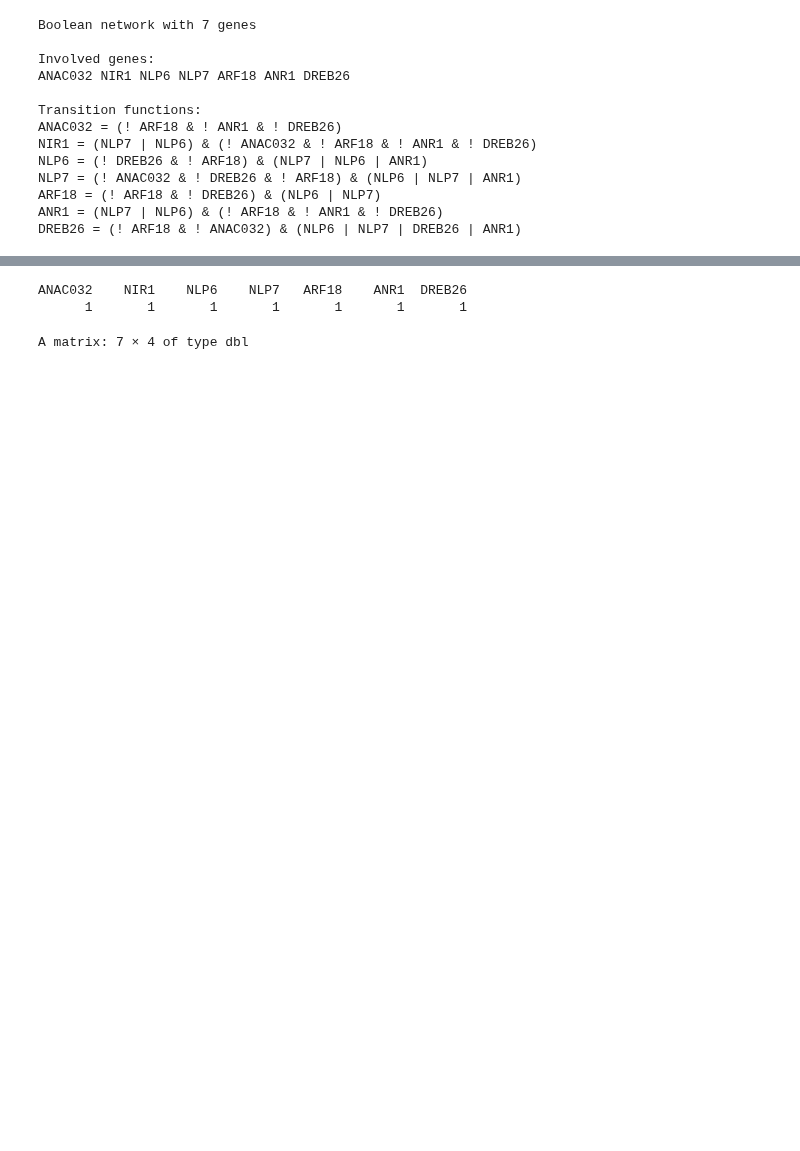
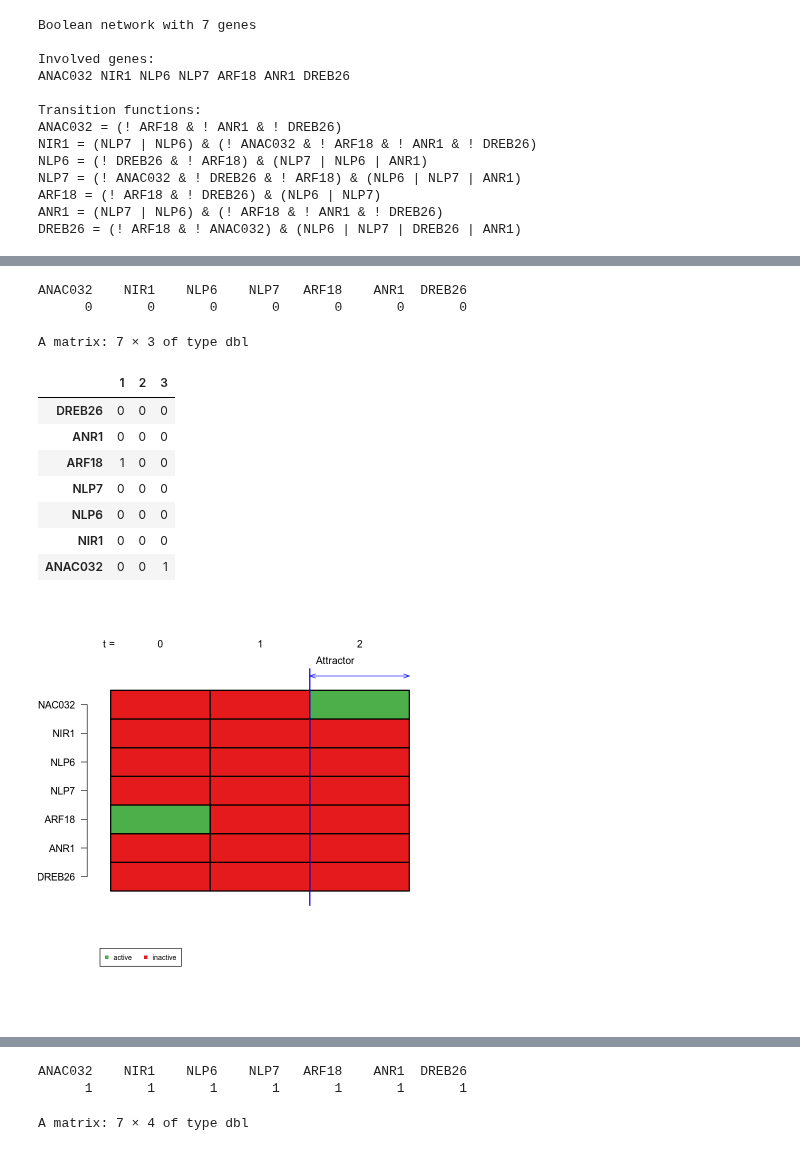
Before and after one commit to samwitham/PromoterArchitecture, a Jupyter notebook: src/model_network/subnetwork_model_indirect.ipynb, the cells around one changed output, grey strips where cells are left out. Cells and saved outputs as stored; diff of their text form; code cells hidden in the pictures; blank space fills up the shorter version.

```diff
--- a/src/model_network/subnetwork_model_indirect.ipynb
+++ b/src/model_network/subnetwork_model_indirect.ipynb
@@ -48,0 +52,17 @@ ANAC032 -0.05417731 -0.10844166 -0
+# %%
+startStates <- generateState(network, specs=c("ARF18"=1))
+stateTransition(network, startStates)
+plotSequence(network=network, startState=startStates)
+# %% [output]
+ANAC032    NIR1    NLP6    NLP7   ARF18    ANR1  DREB26
+      0       0       0       0       0       0       0
+A matrix: 7 × 3 of type dbl
+|  | 1 | 2 | 3 |
+| DREB26 | 0 | 0 | 0 |
+| ANR1 | 0 | 0 | 0 |
+| ARF18 | 1 | 0 | 0 |
+| NLP7 | 0 | 0 | 0 |
+| NLP6 | 0 | 0 | 0 |
+| NIR1 | 0 | 0 | 0 |
+| ANAC032 | 0 | 0 | 1 |
+[figure, added]
```
Also changed, not shown: parts of 22 cells of this notebook.
